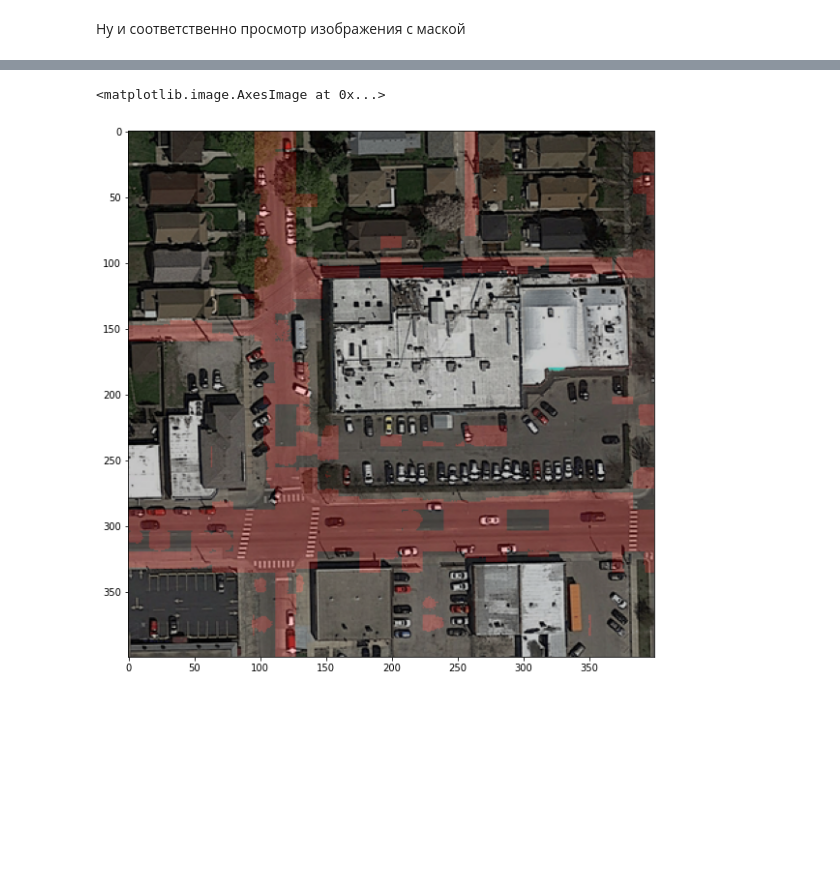
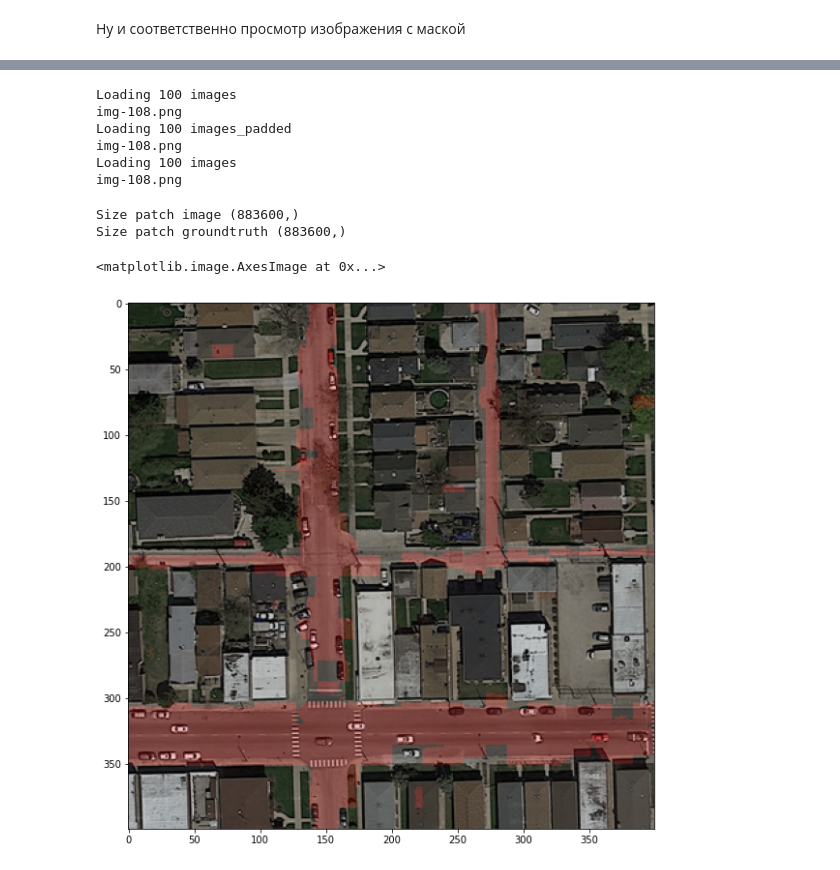
Before and after one commit to aloha4you/roads, a Jupyter notebook: road_train_2.ipynb, the cells around one changed output, grey strips where cells are left out. Cells and saved outputs as stored; diff of their text form; code cells hidden in the pictures; blank space fills up the shorter version.

```diff
--- a/road_train_2.ipynb
+++ b/road_train_2.ipynb
@@ -292,0 +419,42 @@ model_final = load_model("/content/MyDrive/MyDrive/modelRoads3")
+# %%
+# image
+image_dir = "/content/MyDrive/MyDrive/training/input/"
+files = os.listdir(image_dir)
+n = 100
+print("Loading " + str(n) + " images")
+imgs = [load_image(image_dir + files[i]) for i in range(n)]
+print(files[0])
+
+pad = 4
+print("Loading " + str(n) + " images_padded")
+imgs_padded = [np.pad(load_image(image_dir + files[i]), ((pad,pad),(pad,pad),(0,0)), 'constant') for i in range(n)]
+print(files[0])
+
+# groundtruth
+gt_dir = "/content/MyDrive/MyDrive/training/output/"
+print("Loading " + str(n) + " images")
+gt_imgs = [load_image(gt_dir + files[i]) for i in range(n)]
+print(files[0])
+# %% [output]
+Loading 100 images
+img-108.png
+Loading 100 images_padded
+img-108.png
+Loading 100 images
+img-108.png
+# %%
+patch_size = 16
+n = 100
+img_patches = [img_crop_padded(imgs_padded[i], patch_size, patch_size, pad) for i in range(n)]
+gt_patches = [img_crop_output(gt_imgs[i], patch_size, patch_size) for i in range(n)]
+img_patches = np.asarray([img_patches[i][j] for i in range(len(img_patches)) for j in range(len(img_patches[i]))])
+gt_patches =  np.asarray([gt_patches[i][j] for i in range(len(gt_patches)) for j in range(len(gt_patches[i]))])
+
+print('Size patch image', img_patches.shape)
+print('Size patch groundtruth', gt_patches.shape)
+
+X_train = img_patches
+Y_train = gt_patches
+# %% [output]
+Size patch image (883600,)
+Size patch groundtruth (883600,)
@@ -293,17 +463,31 @@ model_final = load_model("/content/MyDrive/MyDrive/modelRoads3")
+# %%
+from keras.layers.merge import concatenate, average
+from keras.models import Model, Sequential
+from keras.layers import Dense, Input
+
+merged = average([model_cnn2.output,model_cnn.output])
+output = Dense(256, activation='sigmoid')(merged)
+model_final = Model([model_cnn2.inputs, model_cnn.inputs], output)
+sgd = SGD(lr=0.1, decay=1e-6, momentum=0.9, nesterov=True)
+model_final.compile(loss='mean_squared_error', optimizer=sgd, metrics=['accuracy'])
+
+early_stopping = tf.keras.callbacks.EarlyStopping(monitor="val_loss", patience=5)
+
+model_final.fit([X_train, X_train], y=Y_train, batch_size=32, epochs=2, verbose=2, validation_split=0.1, shuffle=True)
 # %%
-img_idx = 4 #Выберите число от 1 до 50, чтобы посмотреть предсказанные маски на других тестовых картинках
+img_idx = 22 #Выберите число от 1 до 50, чтобы посмотреть предсказанные маски на других тестовых картинках
 X_test = np.asarray(img_crop_padded(imgs_padded[img_idx], patch_size, patch_size, pad))
 prediction = model_final.predict([X_test,X_test], batch_size=32)
 pred = np.array(prediction)
 predict_binary = np.where(prediction > 0.5, 1, 0)
 im_test = deflatten(predict_binary, patch_size)
 im_non_flat = np.asarray(im_test)
 w = imgs[img_idx].shape[0]
 h = imgs[img_idx].shape[1]
 predicted_im = label_to_img(w, h, patch_size, patch_size, im_non_flat)
 new_img = make_img_overlay(imgs[img_idx], predicted_im)
 fig1 = plt.figure(figsize=(10, 10))
 plt.imshow(new_img)
 # %% [output]
 <matplotlib.image.AxesImage at 0x...>
-[figure, old version]
+[figure, new version]
```
Also changed, not shown: parts of 9 cells of this notebook.
